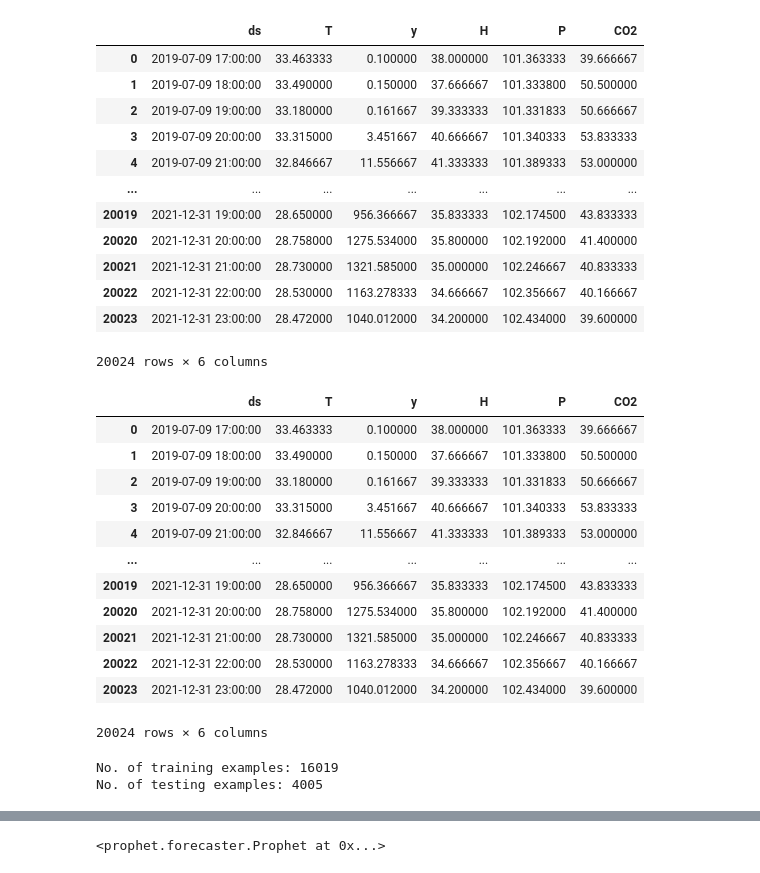
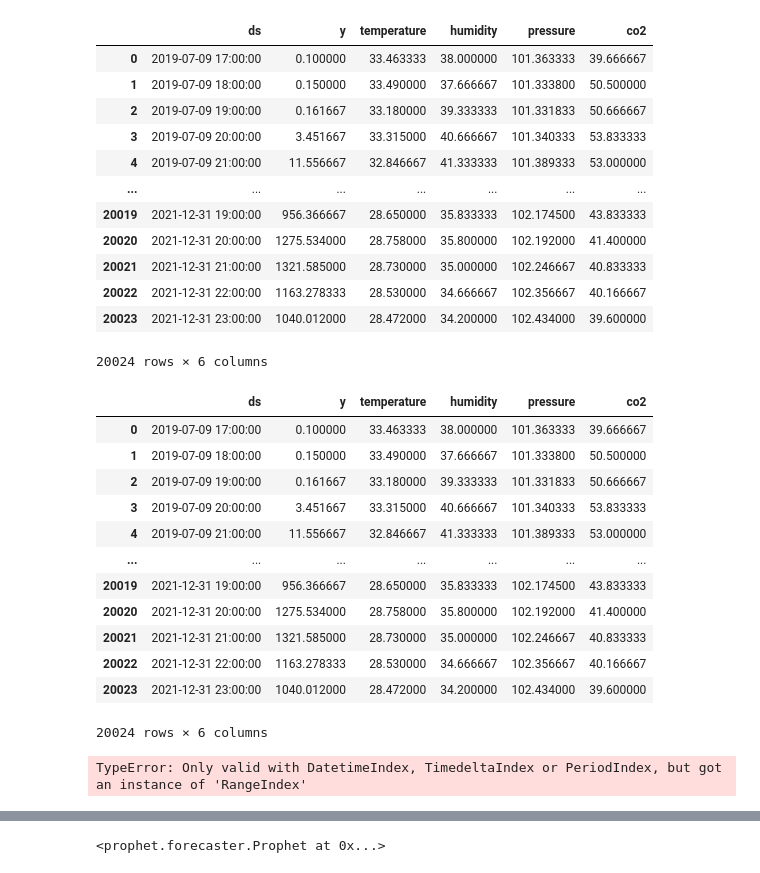
Before and after one commit to ValdoMpinga/rnhealth-scripts, a Jupyter notebook: Prophet/D003/D003_Prophet.ipynb, the cells around one changed output, grey strips where cells are left out. Cells and saved outputs as stored; diff of their text form; code cells hidden in the pictures.

```diff
--- a/Prophet/D003/D003_Prophet.ipynb
+++ b/Prophet/D003/D003_Prophet.ipynb
@@ -25,57 +25,61 @@ os.environ['KMP_DUPLICATE_LIB_OK']='True'
 # %%
 D003_df = pd.read_csv('./../../../../../Data/SensorsData/interpolated_D003_data.csv')
 D003_df
 D003_df['time'] =  pd.to_datetime(D003_df['time'], format='%Y-%m-%d %H:%M:%S')
-D003_df.rename(columns = {'Rn':'y','time':'ds'}, inplace = True)
+D003_df.rename(columns = {'Rn':'y','time':'ds','T':'temperature','H':'humidity','P':'pressure','CO2':'co2',}, inplace = True)
 D003_df = D003_df.reset_index(drop=True)
+colList = list(D003_df.columns)
+colList[1], colList[2] =  colList[2], colList[1]
+D003_df = D003_df[colList]
 D003_df
 # D001_df.index = D001_df['time']
 # D001_df = D001_df.drop(['time'],axis = 1)
 # D001_df.index = D001_df.index.rename('ds')
 # D001_df.rename(columns = {'Rn':'y'}, inplace = True)
 # D001_columns = list(D001_df.columns)
 # D001_columns[0],D001_columns[1] = D001_columns[1],D001_columns[0]
 # D001_df = D001_df[D001_columns]
 # %% [output]
-|  | ds | T | y | H | P | CO2 |
-| 0 | 2019-07-09 17:00:00 | 33.463333 | 0.100000 | 38.000000 | 101.363333 | 39.666667 |
-| 1 | 2019-07-09 18:00:00 | 33.490000 | 0.150000 | 37.666667 | 101.333800 | 50.500000 |
-| 2 | 2019-07-09 19:00:00 | 33.180000 | 0.161667 | 39.333333 | 101.331833 | 50.666667 |
-| 3 | 2019-07-09 20:00:00 | 33.315000 | 3.451667 | 40.666667 | 101.340333 | 53.833333 |
-| 4 | 2019-07-09 21:00:00 | 32.846667 | 11.556667 | 41.333333 | 101.389333 | 53.000000 |
+|  | ds | y | temperature | humidity | pressure | co2 |
+| 0 | 2019-07-09 17:00:00 | 0.100000 | 33.463333 | 38.000000 | 101.363333 | 39.666667 |
+| 1 | 2019-07-09 18:00:00 | 0.150000 | 33.490000 | 37.666667 | 101.333800 | 50.500000 |
+| 2 | 2019-07-09 19:00:00 | 0.161667 | 33.180000 | 39.333333 | 101.331833 | 50.666667 |
+| 3 | 2019-07-09 20:00:00 | 3.451667 | 33.315000 | 40.666667 | 101.340333 | 53.833333 |
+| 4 | 2019-07-09 21:00:00 | 11.556667 | 32.846667 | 41.333333 | 101.389333 | 53.000000 |
 | ... | ... | ... | ... | ... | ... | ... |
-| 20019 | 2021-12-31 19:00:00 | 28.650000 | 956.366667 | 35.833333 | 102.174500 | 43.833333 |
-| 20020 | 2021-12-31 20:00:00 | 28.758000 | 1275.534000 | 35.800000 | 102.192000 | 41.400000 |
-| 20021 | 2021-12-31 21:00:00 | 28.730000 | 1321.585000 | 35.000000 | 102.246667 | 40.833333 |
-| 20022 | 2021-12-31 22:00:00 | 28.530000 | 1163.278333 | 34.666667 | 102.356667 | 40.166667 |
-| 20023 | 2021-12-31 23:00:00 | 28.472000 | 1040.012000 | 34.200000 | 102.434000 | 39.600000 |
+| 20019 | 2021-12-31 19:00:00 | 956.366667 | 28.650000 | 35.833333 | 102.174500 | 43.833333 |
+| 20020 | 2021-12-31 20:00:00 | 1275.534000 | 28.758000 | 35.800000 | 102.192000 | 41.400000 |
+| 20021 | 2021-12-31 21:00:00 | 1321.585000 | 28.730000 | 35.000000 | 102.246667 | 40.833333 |
+| 20022 | 2021-12-31 22:00:00 | 1163.278333 | 28.530000 | 34.666667 | 102.356667 | 40.166667 |
+| 20023 | 2021-12-31 23:00:00 | 1040.012000 | 28.472000 | 34.200000 | 102.434000 | 39.600000 |
 20024 rows × 6 columns
 # %%
 D003_df
 # %% [output]
-|  | ds | T | y | H | P | CO2 |
-| 0 | 2019-07-09 17:00:00 | 33.463333 | 0.100000 | 38.000000 | 101.363333 | 39.666667 |
-| 1 | 2019-07-09 18:00:00 | 33.490000 | 0.150000 | 37.666667 | 101.333800 | 50.500000 |
-| 2 | 2019-07-09 19:00:00 | 33.180000 | 0.161667 | 39.333333 | 101.331833 | 50.666667 |
-| 3 | 2019-07-09 20:00:00 | 33.315000 | 3.451667 | 40.666667 | 101.340333 | 53.833333 |
-| 4 | 2019-07-09 21:00:00 | 32.846667 | 11.556667 | 41.333333 | 101.389333 | 53.000000 |
+|  | ds | y | temperature | humidity | pressure | co2 |
+| 0 | 2019-07-09 17:00:00 | 0.100000 | 33.463333 | 38.000000 | 101.363333 | 39.666667 |
+| 1 | 2019-07-09 18:00:00 | 0.150000 | 33.490000 | 37.666667 | 101.333800 | 50.500000 |
+| 2 | 2019-07-09 19:00:00 | 0.161667 | 33.180000 | 39.333333 | 101.331833 | 50.666667 |
+| 3 | 2019-07-09 20:00:00 | 3.451667 | 33.315000 | 40.666667 | 101.340333 | 53.833333 |
+| 4 | 2019-07-09 21:00:00 | 11.556667 | 32.846667 | 41.333333 | 101.389333 | 53.000000 |
 | ... | ... | ... | ... | ... | ... | ... |
-| 20019 | 2021-12-31 19:00:00 | 28.650000 | 956.366667 | 35.833333 | 102.174500 | 43.833333 |
-| 20020 | 2021-12-31 20:00:00 | 28.758000 | 1275.534000 | 35.800000 | 102.192000 | 41.400000 |
-| 20021 | 2021-12-31 21:00:00 | 28.730000 | 1321.585000 | 35.000000 | 102.246667 | 40.833333 |
-| 20022 | 2021-12-31 22:00:00 | 28.530000 | 1163.278333 | 34.666667 | 102.356667 | 40.166667 |
-| 20023 | 2021-12-31 23:00:00 | 28.472000 | 1040.012000 | 34.200000 | 102.434000 | 39.600000 |
+| 20019 | 2021-12-31 19:00:00 | 956.366667 | 28.650000 | 35.833333 | 102.174500 | 43.833333 |
+| 20020 | 2021-12-31 20:00:00 | 1275.534000 | 28.758000 | 35.800000 | 102.192000 | 41.400000 |
+| 20021 | 2021-12-31 21:00:00 | 1321.585000 | 28.730000 | 35.000000 | 102.246667 | 40.833333 |
+| 20022 | 2021-12-31 22:00:00 | 1163.278333 | 28.530000 | 34.666667 | 102.356667 | 40.166667 |
+| 20023 | 2021-12-31 23:00:00 | 1040.012000 | 28.472000 | 34.200000 | 102.434000 | 39.600000 |
 20024 rows × 6 columns
+# %%
+d= D003_df.resample('H').mean()
+# %% [output]
+TypeError: Only valid with DatetimeIndex, TimedeltaIndex or PeriodIndex, but got an instance of 'RangeIndex'
 # %%
 training_data, testing_data = train_test_split(D003_df, test_size=0.2, shuffle=False)
 testing_data = testing_data.reset_index(drop=True)
 
-testing_data_v2 = testing_data[['ds','T','H','P','CO2']]
-testing_data_v2 = testing_data.reset_index(drop=True)
+# testing_data_v2 = testing_data[['ds','T','H','P','CO2']]
+# testing_data_v2 = testing_data.reset_index(drop=True)
 
 
-print(f"No. of training examples: {training_data.shape[0]}")
-print(f"No. of testing examples: {testing_data.shape[0]}")
+# print(f"No. of training examples: {training_data.shape[0]}")
+# print(f"No. of testing examples: {testing_data.shape[0]}")
-# %% [output]
-No. of training examples: 16019
-No. of testing examples: 4005
```
Also changed, not shown: parts of 19 cells of this notebook, 9 other files.
